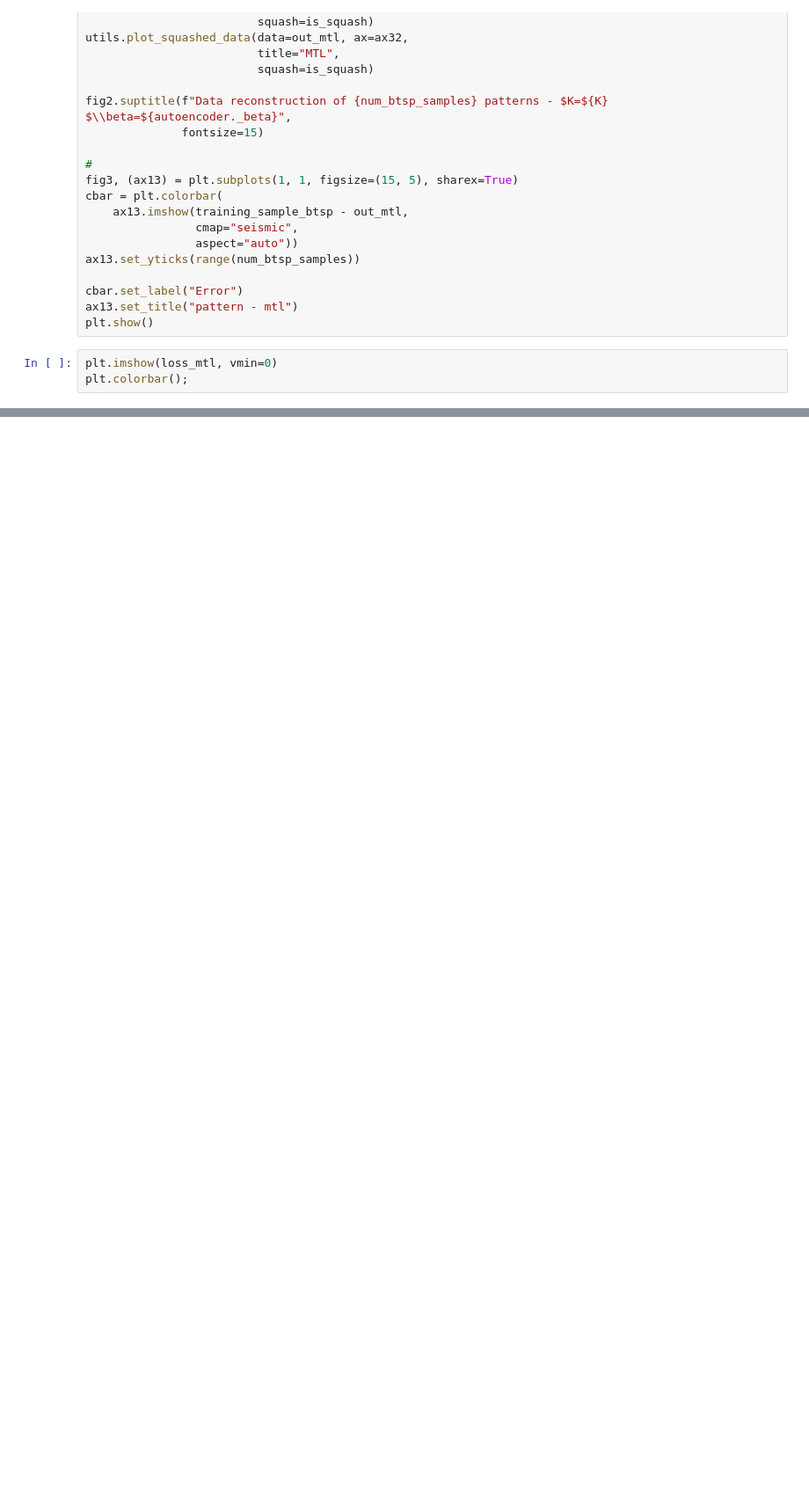
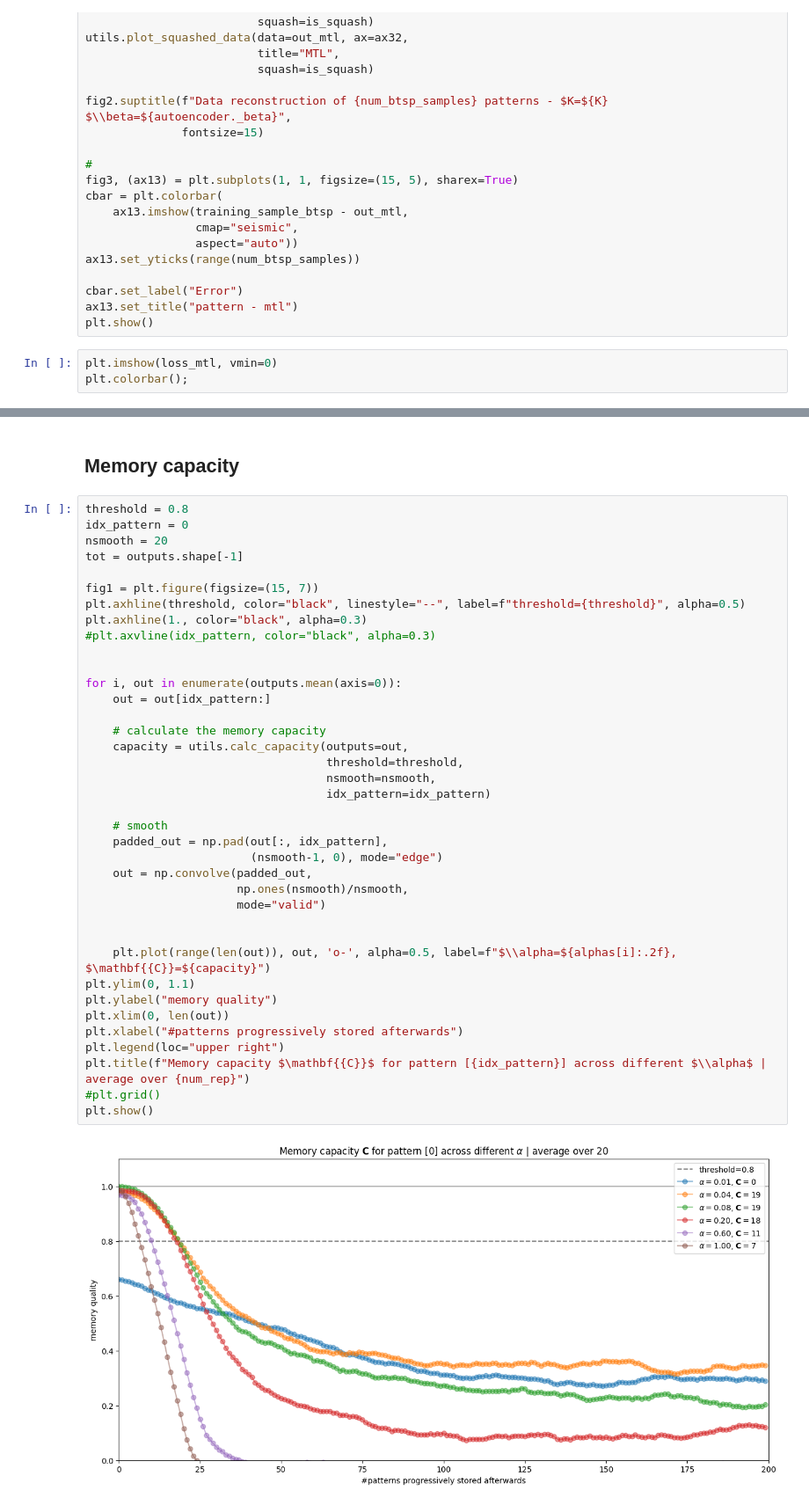
Before and after one commit to iKiru-hub/KAMemory, a Jupyter notebook: notebooks/lab_2.ipynb, the cells around one changed output, grey strips where cells are left out. Shown at 88% size. Saved outputs shown, nothing was run; the diff lists cells and outputs as text; blank space fills up the shorter version.

```diff
--- a/notebooks/lab_2.ipynb
+++ b/notebooks/lab_2.ipynb
@@ -404,0 +532,42 @@ dd
+# %% [markdown]
+## Memory capacity
+# %%
+threshold = 0.8
+idx_pattern = 0
+nsmooth = 20
+tot = outputs.shape[-1]
+
+fig1 = plt.figure(figsize=(15, 7))
+plt.axhline(threshold, color="black", linestyle="--", label=f"threshold={threshold}", alpha=0.5)
+plt.axhline(1., color="black", alpha=0.3)
+#plt.axvline(idx_pattern, color="black", alpha=0.3)
+
+
+for i, out in enumerate(outputs.mean(axis=0)):
+    out = out[idx_pattern:]
+
+    # calculate the memory capacity
+    capacity = utils.calc_capacity(outputs=out,
+                                   threshold=threshold,
+                                   nsmooth=nsmooth,
+                                   idx_pattern=idx_pattern)
+
+    # smooth
+    padded_out = np.pad(out[:, idx_pattern],
+                        (nsmooth-1, 0), mode="edge")
+    out = np.convolve(padded_out,
+                      np.ones(nsmooth)/nsmooth,
+                      mode="valid")
+
+
+    plt.plot(range(len(out)), out, 'o-', alpha=0.5, label=f"$\\alpha=${alphas[i]:.2f}, $\mathbf{{C}}=${capacity}")
+plt.ylim(0, 1.1)
+plt.ylabel("memory quality")
+plt.xlim(0, len(out))
+plt.xlabel("#patterns progressively stored afterwards")
+plt.legend(loc="upper right")
+plt.title(f"Memory capacity $\mathbf{{C}}$ for pattern [{idx_pattern}] across different $\\alpha$ | average over {num_rep}")
+#plt.grid()
+plt.show()
+# %% [output]
+[figure, added]
```
Also changed, not shown: parts of 17 cells of this notebook, 18 other files.
